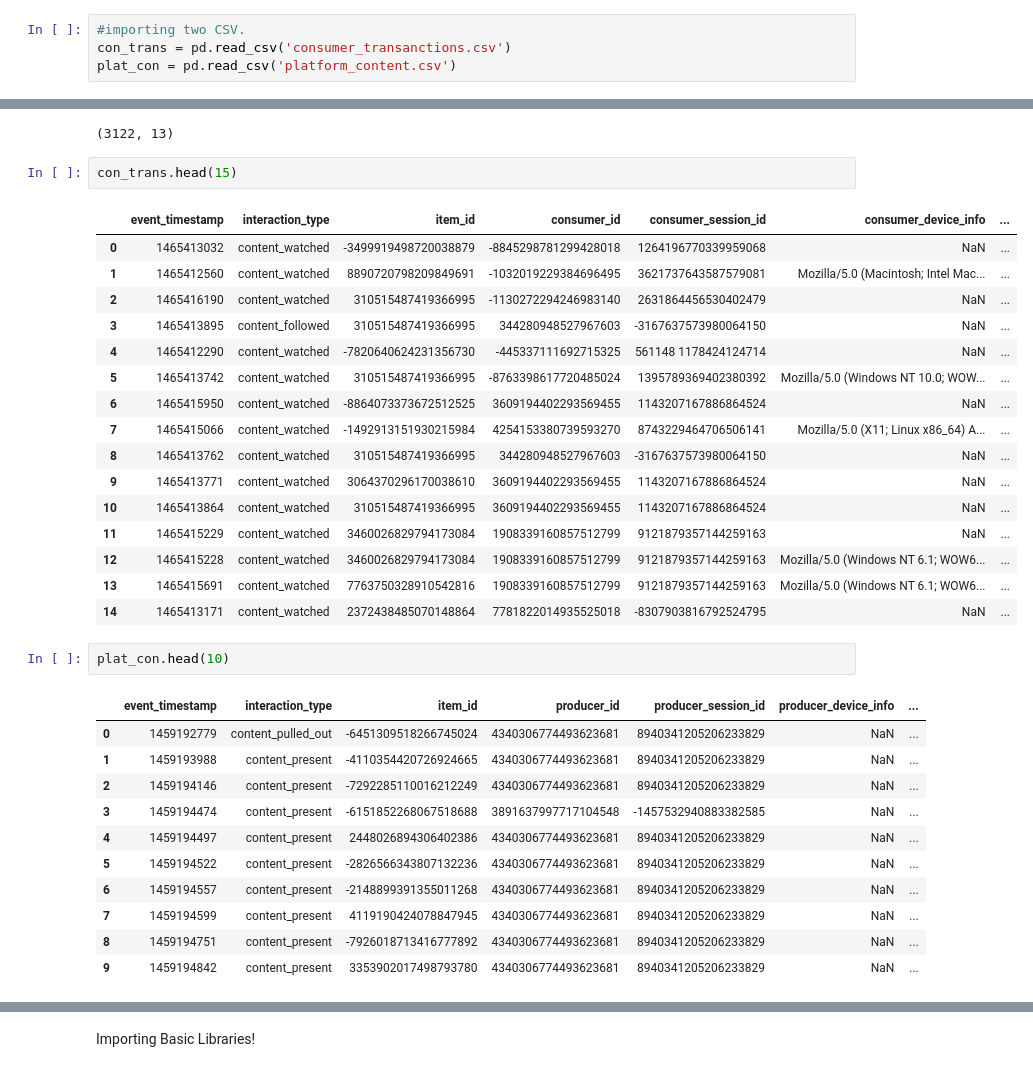
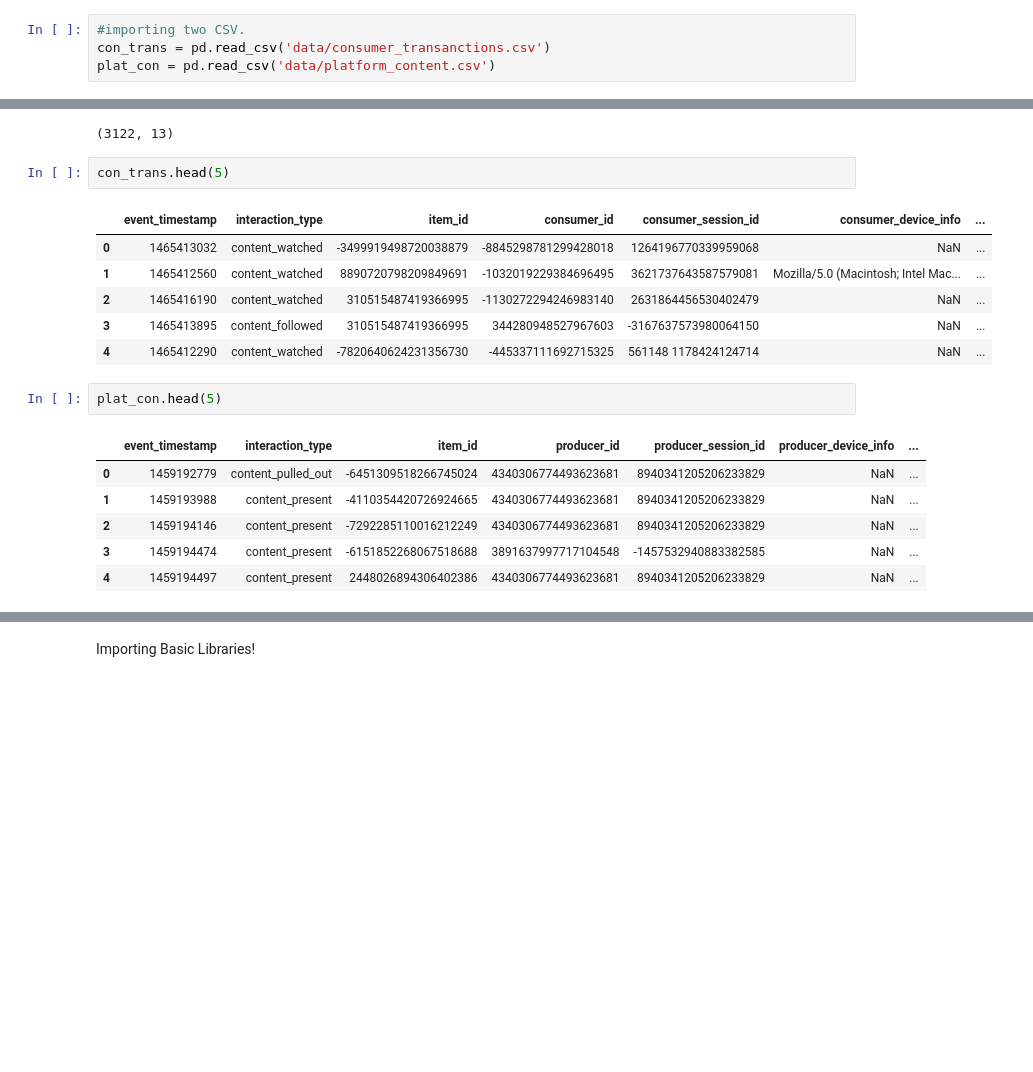
Before and after one commit to ishitamahindroo/NewsRecommendor, a Jupyter notebook: capstone0.ipynb, the cells around one changed output, grey strips where cells are left out. Drawn from its saved outputs; the diff is of its cells as text; blank space fills up the shorter version.

```diff
--- a/capstone0.ipynb
+++ b/capstone0.ipynb
@@ -37,8 +44,8 @@ import pandas as pd
 import numpy as np
 # %%
 #importing two CSV.
-con_trans = pd.read_csv('consumer_transanctions.csv')
-plat_con = pd.read_csv('platform_content.csv')
+con_trans = pd.read_csv('data/consumer_transanctions.csv')
+plat_con = pd.read_csv('data/platform_content.csv')
 # %%
 con_trans.shape
 # %% [output]
@@ -48,26 +55,16 @@ plat_con.shape
 # %% [output]
 (3122, 13)
 # %%
-con_trans.head(15)
+con_trans.head(5)
 # %% [output]
 |  | event_timestamp | interaction_type | item_id | consumer_id | consumer_session_id | consumer_device_info | ... |
 | 0 | 1465413032 | content_watched | -3499919498720038879 | -8845298781299428018 | 1264196770339959068 | NaN | ... |
 | 1 | 1465412560 | content_watched | 8890720798209849691 | -1032019229384696495 | 3621737643587579081 | Mozilla/5.0 (Macintosh; Intel Mac... | ... |
 | 2 | 1465416190 | content_watched | 310515487419366995 | -1130272294246983140 | 2631864456530402479 | NaN | ... |
 | 3 | 1465413895 | content_followed | 310515487419366995 | 344280948527967603 | -3167637573980064150 | NaN | ... |
 | 4 | 1465412290 | content_watched | -7820640624231356730 | -445337111692715325 | 561148 1178424124714 | NaN | ... |
-| 5 | 1465413742 | content_watched | 310515487419366995 | -8763398617720485024 | 1395789369402380392 | Mozilla/5.0 (Windows NT 10.0; WOW... | ... |
-| 6 | 1465415950 | content_watched | -8864073373672512525 | 3609194402293569455 | 1143207167886864524 | NaN | ... |
-| 7 | 1465415066 | content_watched | -1492913151930215984 | 4254153380739593270 | 8743229464706506141 | Mozilla/5.0 (X11; Linux x86_64) A... | ... |
-| 8 | 1465413762 | content_watched | 310515487419366995 | 344280948527967603 | -3167637573980064150 | NaN | ... |
-| 9 | 1465413771 | content_watched | 3064370296170038610 | 3609194402293569455 | 1143207167886864524 | NaN | ... |
-| 10 | 1465413864 | content_watched | 310515487419366995 | 3609194402293569455 | 1143207167886864524 | NaN | ... |
-| 11 | 1465415229 | content_watched | 3460026829794173084 | 1908339160857512799 | 9121879357144259163 | NaN | ... |
-| 12 | 1465415228 | content_watched | 3460026829794173084 | 1908339160857512799 | 9121879357144259163 | Mozilla/5.0 (Windows NT 6.1; WOW6... | ... |
-| 13 | 1465415691 | content_watched | 7763750328910542816 | 1908339160857512799 | 9121879357144259163 | Mozilla/5.0 (Windows NT 6.1; WOW6... | ... |
-| 14 | 1465413171 | content_watched | 2372438485070148864 | 7781822014935525018 | -8307903816792524795 | NaN | ... |
 # %%
-plat_con.head(10)
+plat_con.head(5)
 # %% [output]
 |  | event_timestamp | interaction_type | item_id | producer_id | producer_session_id | producer_device_info | ... |
 | 0 | 1459192779 | content_pulled_out | -6451309518266745024 | 4340306774493623681 | 8940341205206233829 | NaN | ... |
@@ -75,8 +72,3 @@ plat_con.head(10)
 | 2 | 1459194146 | content_present | -7292285110016212249 | 4340306774493623681 | 8940341205206233829 | NaN | ... |
 | 3 | 1459194474 | content_present | -6151852268067518688 | 3891637997717104548 | -1457532940883382585 | NaN | ... |
 | 4 | 1459194497 | content_present | 2448026894306402386 | 4340306774493623681 | 8940341205206233829 | NaN | ... |
-| 5 | 1459194522 | content_present | -2826566343807132236 | 4340306774493623681 | 8940341205206233829 | NaN | ... |
-| 6 | 1459194557 | content_present | -2148899391355011268 | 4340306774493623681 | 8940341205206233829 | NaN | ... |
-| 7 | 1459194599 | content_present | 4119190424078847945 | 4340306774493623681 | 8940341205206233829 | NaN | ... |
-| 8 | 1459194751 | content_present | -7926018713416777892 | 4340306774493623681 | 8940341205206233829 | NaN | ... |
-| 9 | 1459194842 | content_present | 3353902017498793780 | 4340306774493623681 | 8940341205206233829 | NaN | ... |
```
Also changed, not shown: parts of 5 cells of this notebook.
